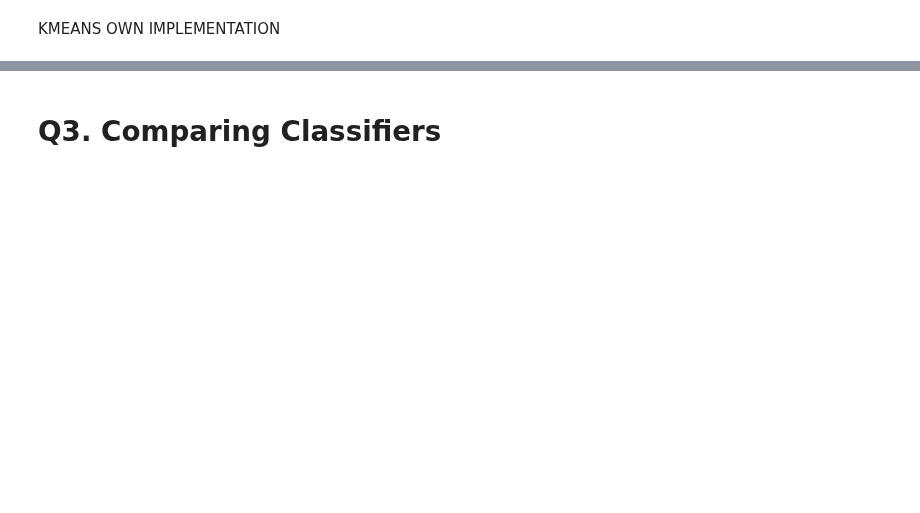
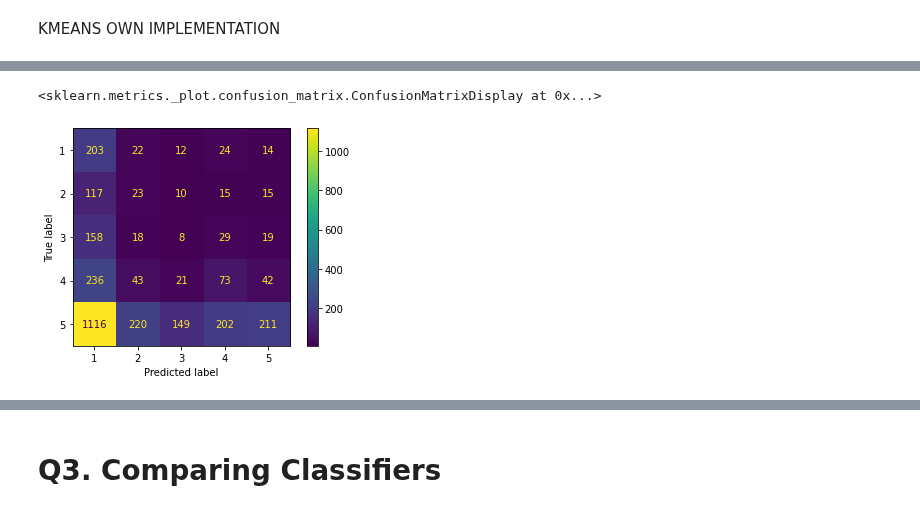
Before and after one commit to eshapoddar/Sentiment-Analysis, a Jupyter notebook: TaSD_2643132.ipynb, the cells around one changed output, grey strips where cells are left out. Cells and saved outputs as stored; diff of their text form; code cells hidden in the pictures; blank space fills up the shorter version.

```diff
--- a/TaSD_2643132.ipynb
+++ b/TaSD_2643132.ipynb
@@ -336,7 +307,8 @@ Cluster: 5 good love flavor eat great taste snack cookie like
 for i in range(5):
     cluster_docs = train_df.iloc[np.where(clusters == i)]
     print(f"Cluster {i+1} documents:")
-    print(cluster_docs['Text'].head(5))
+    for index, row in cluster_docs.head(5).iterrows():
+        print(row['Text'])
     print("\n")
 # %% [output]
 Cluster 1 documents:
@@ -359 +331,24 @@ Name: Text, dtype: object
+# %%
+from sklearn.metrics import confusion_matrix
+from sklearn.metrics import ConfusionMatrixDisplay
+
+target_labels = train_df['Score']
+
+# Assign target labels to each cluster
+assigned_labels = []
+for i in range(0,5):
+    cluster_indices = np.where(clusters == i)[0]
+    cluster_target_labels = clusters[cluster_indices]
+    assigned_label = np.bincount(cluster_target_labels).argmax()+1
+    assigned_labels.append(assigned_label)
+
+# Define label descriptions
+label_names = ['1', '2', '3', '4', '5']
+
+# Construct confusion matrix
+conf_matrix = confusion_matrix(target_labels, [assigned_labels[c] for c in clusters])
+ConfusionMatrixDisplay(confusion_matrix=conf_matrix, display_labels=label_names).plot()
+# %% [output]
+<sklearn.metrics._plot.confusion_matrix.ConfusionMatrixDisplay at 0x...>
+[figure, added]
 # %%
```
Also changed, not shown: parts of 64 cells of this notebook.
